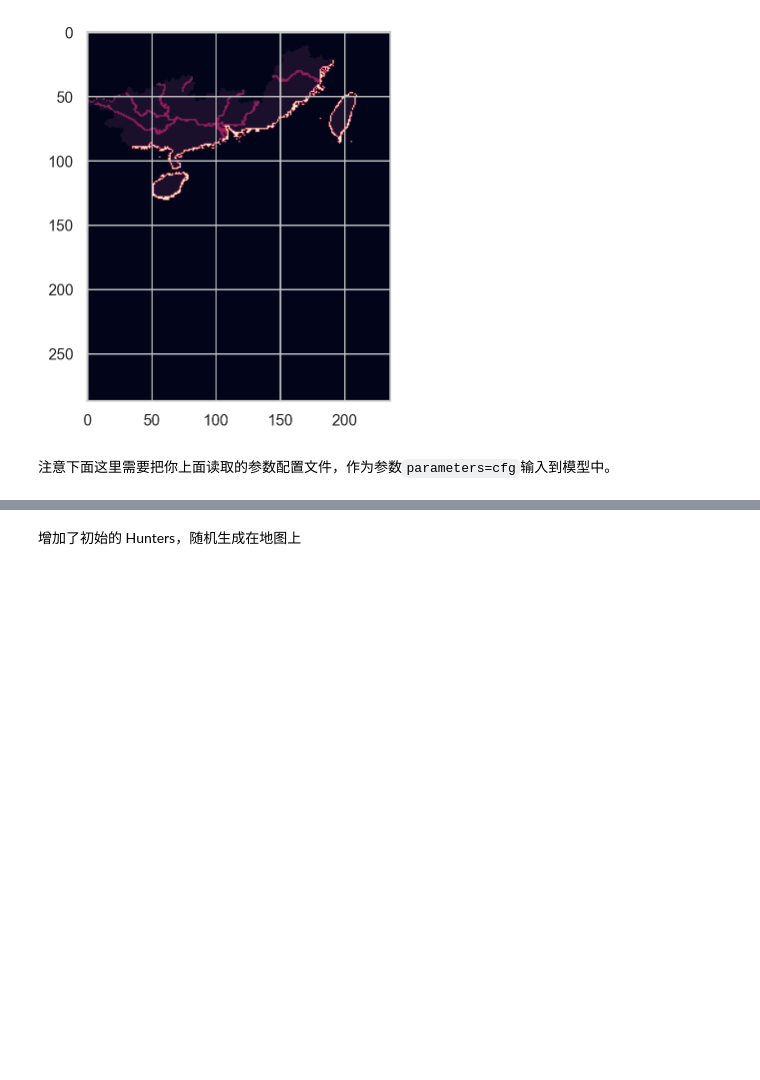
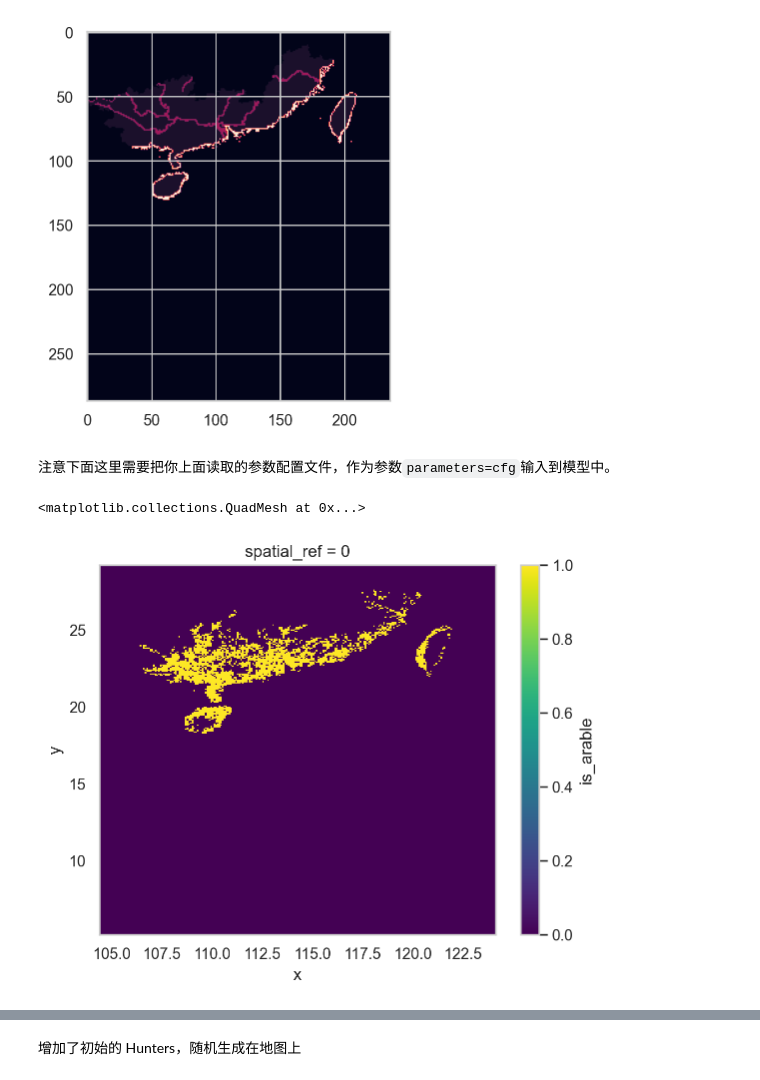
Before and after one commit to SongshGeo/South-China-Livehood-Evolution, a Jupyter notebook: docs/demo.ipynb, the cells around one changed output, grey strips where cells are left out. Drawn from its saved outputs; the diff is of its cells as text; code cells hidden in the pictures; blank space fills up the shorter version.

```diff
--- a/docs/demo.ipynb
+++ b/docs/demo.ipynb
@@ -43,3 +43,8 @@ from abses_sce.model import Model
 
 model = Model(parameters=cfg)
 model.params.save_plots = False
+# %%
+model.nature.patchmodule.get_xarray("is_arable").plot()
+# %% [output]
+<matplotlib.collections.QuadMesh at 0x...>
+[figure, added]
```
Also changed, not shown: parts of 1 cell of this notebook, 5 other files.
